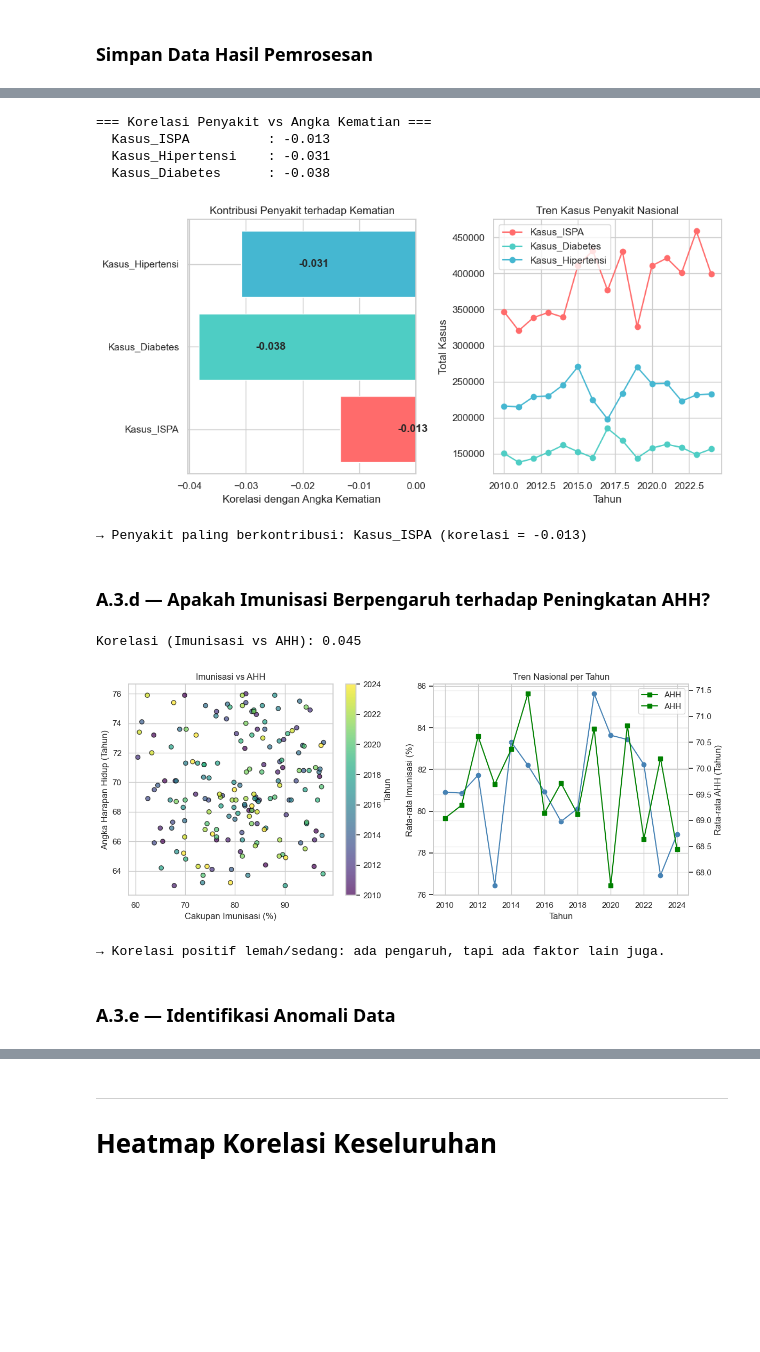
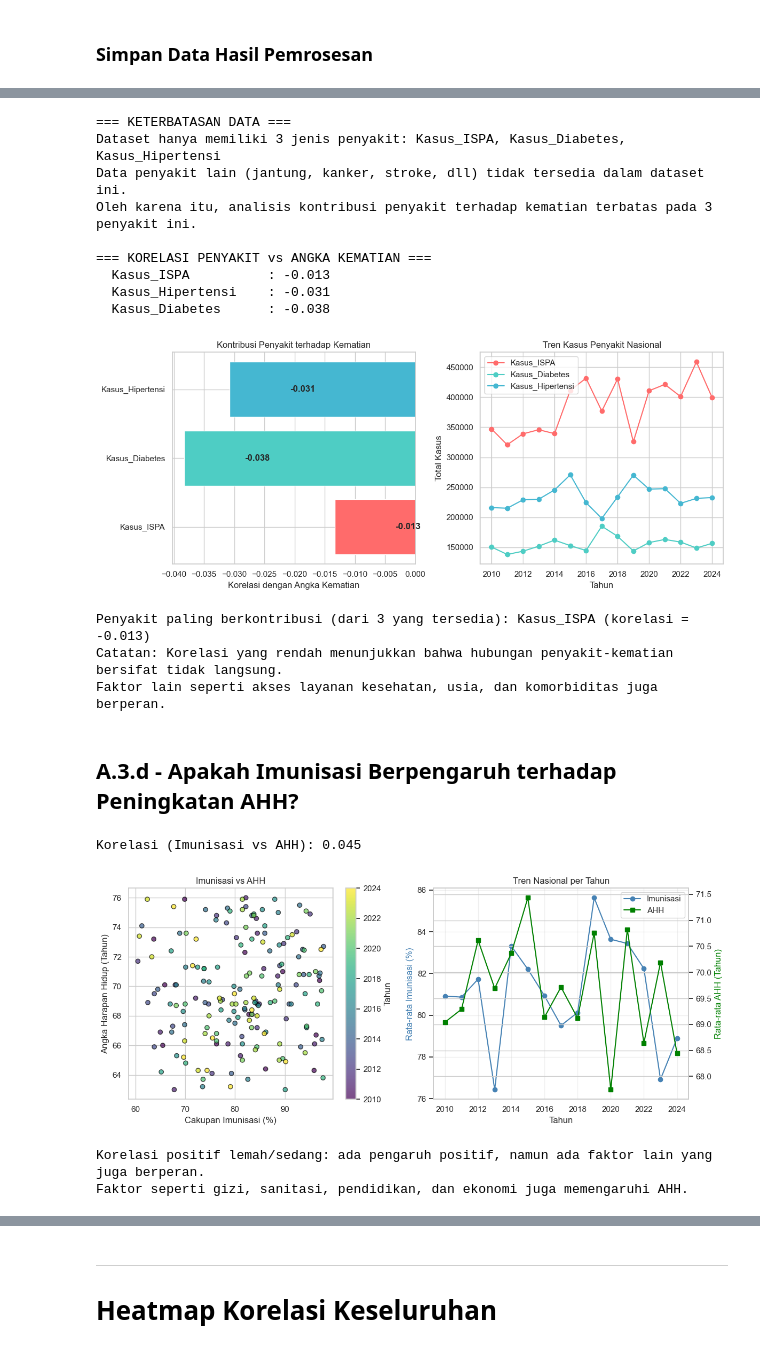
Before and after one commit to Daalleee/Data_Analyst, a Jupyter notebook: analyst_kesehatan.ipynb, the cells around one changed output, grey strips where cells are left out. Saved outputs shown, nothing was run; the diff lists cells and outputs as text; code cells hidden in the pictures; blank space fills up the shorter version.

```diff
--- a/analyst_kesehatan.ipynb
+++ b/analyst_kesehatan.ipynb
@@ -213,10 +253,9 @@ df_clean = df.copy()
 print("=== IMPUTASI AHH ===")
 print(f"Missing sebelum: {df_clean['AHH'].isnull().sum()}")
 
-# Median per provinsi, fallback ke median nasional
 median_nasional_ahh = df_clean['AHH'].median()
 df_clean['AHH'] = df_clean.groupby('Provinsi')['AHH'].transform(
-    lambda x: x.fillna(x.median() if x.median() == x.median() else median_nasional_ahh)
+    lambda x: x.fillna(x.median() if not pd.isna(x.median()) else median_nasional_ahh)
 )
 df_clean['AHH'] = df_clean['AHH'].fillna(median_nasional_ahh)
 print(f"Missing sesudah: {df_clean['AHH'].isnull().sum()}")
@@ -227,12 +266,12 @@ print(f"Missing sebelum: {df_clean['Imunisasi'].isnull().sum()}")
 
 median_nasional_imun = df_clean['Imunisasi'].median()
 df_clean['Imunisasi'] = df_clean.groupby('Provinsi')['Imunisasi'].transform(
-    lambda x: x.fillna(x.median() if x.median() == x.median() else median_nasional_imun)
+    lambda x: x.fillna(x.median() if not pd.isna(x.median()) else median_nasional_imun)
 )
 df_clean['Imunisasi'] = df_clean['Imunisasi'].fillna(median_nasional_imun)
 print(f"Missing sesudah: {df_clean['Imunisasi'].isnull().sum()}")
 
-print("\n✓ Imputasi selesai!")
+print("\nImputasi selesai!")
 # %% [output]
 === IMPUTASI AHH ===
 Missing sebelum: 22
@@ -455,46 +562,60 @@ dtype: int64
 # %%
 # Korelasi masing-masing penyakit dengan angka kematian
 penyakit = ['Kasus_ISPA', 'Kasus_Diabetes', 'Kasus_Hipertensi']
+print("=== KETERBATASAN DATA ===")
+print(f"Dataset hanya memiliki 3 jenis penyakit: {', '.join(penyakit)}")
+print("Data penyakit lain (jantung, kanker, stroke, dll) tidak tersedia dalam dataset ini.")
+print("Oleh karena itu, analisis kontribusi penyakit terhadap kematian terbatas pada 3 penyakit ini.\n")
+
 korl = {p: df_clean[p].corr(df_clean['Angka_Kematian']) for p in penyakit}
 
-print("=== Korelasi Penyakit vs Angka Kematian ===")
+print("=== KORELASI PENYAKIT vs ANGKA KEMATIAN ===")
 for p, r in sorted(korl.items(), key=lambda x: x[1], reverse=True):
     print(f"  {p:20s}: {r:.3f}")
 
 # Visualisasi
-plt.figure(figsize=(10, 5))
+plt.figure(figsize=(12, 5))
 
 plt.subplot(1, 2, 1)
 bars = plt.barh(list(korl.keys()), list(korl.values()),
                 color=['#FF6B6B', '#4ECDC4', '#45B7D1'])
 plt.xlabel('Korelasi dengan Angka Kematian')
 plt.title('Kontribusi Penyakit terhadap Kematian')
 for bar, val in zip(bars, korl.values()):
     plt.text(bar.get_width() + 0.01, bar.get_y() + bar.get_height()/2,
              f'{val:.3f}', va='center', fontweight='bold')
 
 plt.subplot(1, 2, 2)
 for p, color in zip(penyakit, ['#FF6B6B', '#4ECDC4', '#45B7D1']):
     plt.plot(df_clean.groupby('Tahun')[p].sum(), marker='o', label=p, color=color)
 plt.xlabel('Tahun')
 plt.ylabel('Total Kasus')
 plt.title('Tren Kasus Penyakit Nasional')
 plt.legend()
 
 plt.tight_layout()
 plt.show()
 
 top = max(korl, key=korl.get)
-print(f"\n→ Penyakit paling berkontribusi: {top} (korelasi = {korl[top]:.3f})")
+print(f"\nPenyakit paling berkontribusi (dari 3 yang tersedia): {top} (korelasi = {korl[top]:.3f})")
+print("Catatan: Korelasi yang rendah menunjukkan bahwa hubungan penyakit-kematian bersifat tidak langsung.")
+print("Faktor lain seperti akses layanan kesehatan, usia, dan komorbiditas juga berperan.")
 # %% [output]
-=== Korelasi Penyakit vs Angka Kematian ===
+=== KETERBATASAN DATA ===
+Dataset hanya memiliki 3 jenis penyakit: Kasus_ISPA, Kasus_Diabetes, Kasus_Hipertensi
+Data penyakit lain (jantung, kanker, stroke, dll) tidak tersedia dalam dataset ini.
+Oleh karena itu, analisis kontribusi penyakit terhadap kematian terbatas pada 3 penyakit ini.
+
+=== KORELASI PENYAKIT vs ANGKA KEMATIAN ===
   Kasus_ISPA          : -0.013
   Kasus_Hipertensi    : -0.031
   Kasus_Diabetes      : -0.038
-[figure, old version]
+[figure, new version]
-→ Penyakit paling berkontribusi: Kasus_ISPA (korelasi = -0.013)
+Penyakit paling berkontribusi (dari 3 yang tersedia): Kasus_ISPA (korelasi = -0.013)
+Catatan: Korelasi yang rendah menunjukkan bahwa hubungan penyakit-kematian bersifat tidak langsung.
+Faktor lain seperti akses layanan kesehatan, usia, dan komorbiditas juga berperan.
 # %% [markdown]
-### A.3.d — Apakah Imunisasi Berpengaruh terhadap Peningkatan AHH?
+## A.3.d - Apakah Imunisasi Berpengaruh terhadap Peningkatan AHH?
 # %%
 # Korelasi Imunisasi vs AHH
 corr_imun_ahh = df_clean['Imunisasi'].corr(df_clean['AHH'])
@@ -514,31 +635,35 @@ plt.title('Imunisasi vs AHH')
 plt.subplot(1, 2, 2)
 trend = df_clean.groupby('Tahun')[['Imunisasi', 'AHH']].mean()
 years = trend.index
-plt.plot(years, trend['Imunisasi'], marker='o', color='steelblue', label='Imunisasi')
-plt.xlabel('Tahun')
-plt.ylabel('Rata-rata Imunisasi (%)')
-ax2 = plt.gca().twinx()
-ax2.plot(years, trend['AHH'], marker='s', color='green', label='AHH')
-ax2.set_ylabel('Rata-rata AHH (Tahun)')
+ax1 = plt.gca()
+ax1.plot(years, trend['Imunisasi'], marker='o', color='steelblue')
+ax1.set_xlabel('Tahun')
+ax1.set_ylabel('Rata-rata Imunisasi (%)', color='steelblue')
+ax2 = ax1.twinx()
+ax2.plot(years, trend['AHH'], marker='s', color='green')
+ax2.set_ylabel('Rata-rata AHH (Tahun)', color='green')
 plt.title('Tren Nasional per Tahun')
-# Gabungkan legend
-lines1, labels1 = plt.gca().get_legend_handles_labels()
-lines2, labels2 = ax2.get_legend_handles_labels()
-plt.gca().legend(lines1 + lines2, labels1 + labels2, loc='best')
-plt.grid(True, alpha=0.3)
+# Buat legend manual agar tidak duplikat
+from matplotlib.lines import Line2D
+legend_elements = [
+    Line2D([0], [0], color='steelblue', marker='o', label='Imunisasi'),
+    Line2D([0], [0], color='green', marker='s', label='AHH')
+]
+ax1.legend(handles=legend_elements, loc='best')
+ax1.grid(True, alpha=0.3)
 
 plt.tight_layout()
 plt.show()
 
 if corr_imun_ahh > 0.5:
-    print("→ Korelasi positif kuat: imunisasi ↑ → AHH ↑")
+    print("\nKorelasi positif kuat: peningkatan cakupan imunisasi berkorelasi dengan peningkatan AHH.")
 elif corr_imun_ahh > 0:
-    print("→ Korelasi positif lemah/sedang: ada pengaruh, tapi ada faktor lain juga.")
+    print("\nKorelasi positif lemah/sedang: ada pengaruh positif, namun ada faktor lain yang juga berperan.")
+    print("Faktor seperti gizi, sanitasi, pendidikan, dan ekonomi juga memengaruhi AHH.")
 else:
-    print("→ Tidak ada hubungan positif yang jelas.")
+    print("\nTidak ditemukan hubungan positif yang jelas antara imunisasi dan AHH dalam dataset ini.")
 # %% [output]
 Korelasi (Imunisasi vs AHH): 0.045
-[figure, old version]
+[figure, new version]
-→ Korelasi positif lemah/sedang: ada pengaruh, tapi ada faktor lain juga.
+Korelasi positif lemah/sedang: ada pengaruh positif, namun ada faktor lain yang juga berperan.
+Faktor seperti gizi, sanitasi, pendidikan, dan ekonomi juga memengaruhi AHH.
-# %% [markdown]
-### A.3.e — Identifikasi Anomali Data
```
Also changed, not shown: parts of 28 cells of this notebook, 2 other files.
